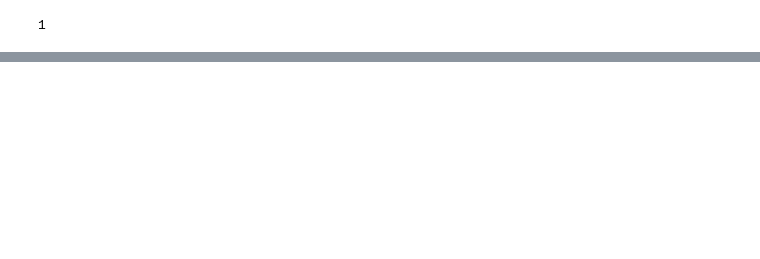
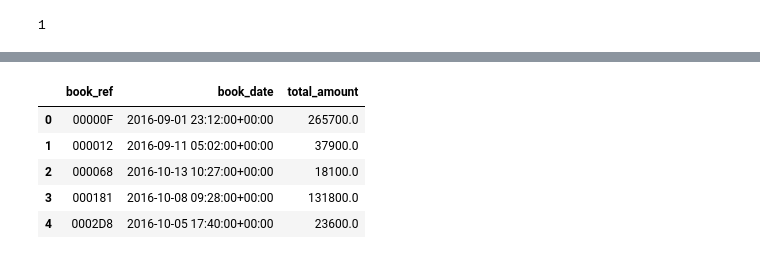
Before and after one commit to novayazarya/postgresql, a Jupyter notebook: raw-sql-vs-pandas-cookbook.ipynb, the cells around one changed output, grey strips where cells are left out. Cells and saved outputs as stored; diff of their text form; code cells hidden in the pictures; blank space fills up the shorter version.

```diff
--- a/raw-sql-vs-pandas-cookbook.ipynb
+++ b/raw-sql-vs-pandas-cookbook.ipynb
@@ -646,0 +674,12 @@ boarding_passes.merge(ticket_flights, on=['ticket_no', 'flight_id']) \
+# %%
+query = """SELECT * FROM bookings.bookings;"""
+
+bookings = pd.read_sql(query, conn)
+bookings.head()
+# %% [output]
+|  | book_ref | book_date | total_amount |
+| 0 | 00000F | 2016-09-01 23:12:00+00:00 | 265700.0 |
+| 1 | 000012 | 2016-09-11 05:02:00+00:00 | 37900.0 |
+| 2 | 000068 | 2016-10-13 10:27:00+00:00 | 18100.0 |
+| 3 | 000181 | 2016-10-08 09:28:00+00:00 | 131800.0 |
+| 4 | 0002D8 | 2016-10-05 17:40:00+00:00 | 23600.0 |
```
Also changed, not shown: parts of 20 cells of this notebook.
